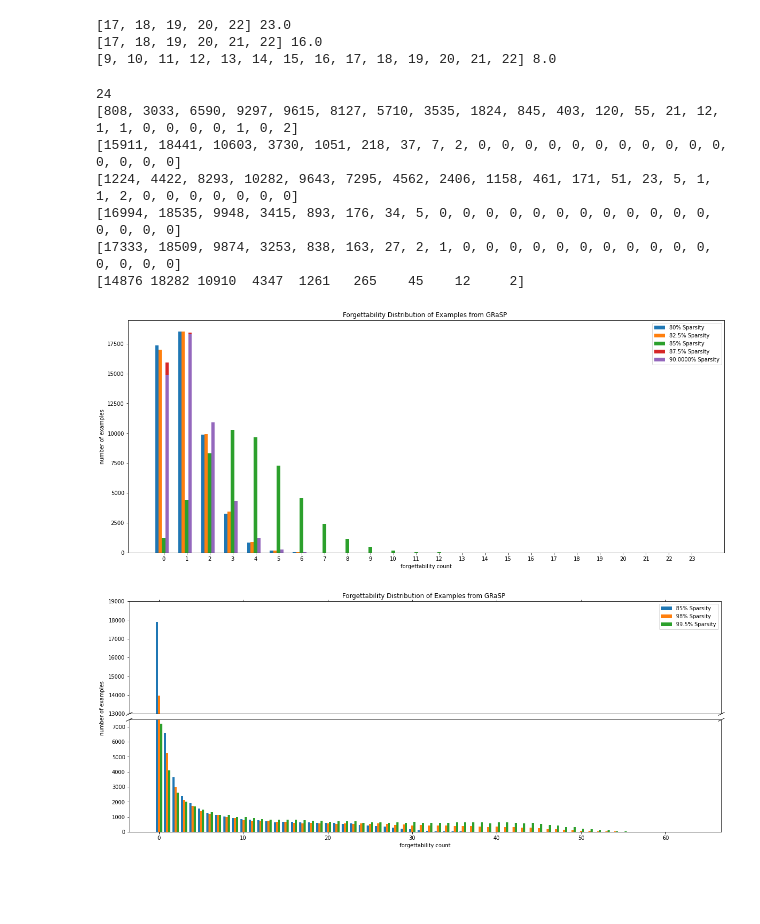
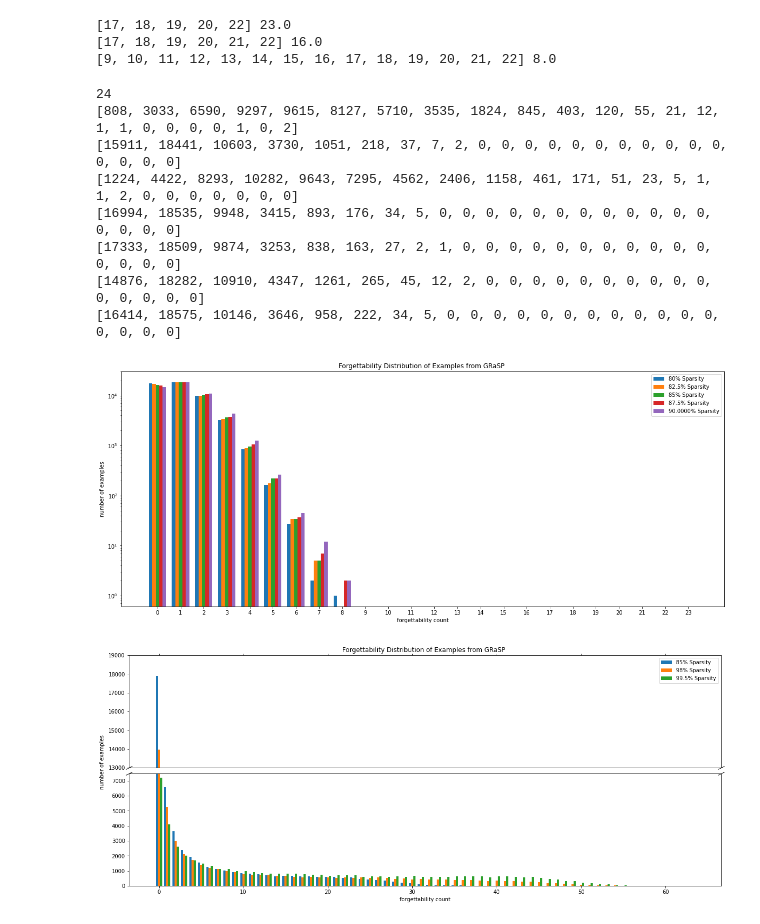
Before and after one commit to harshchobisa/capstone, a Jupyter notebook: sgm_analysis.ipynb, the cells around one changed output. Drawn from its saved outputs; the diff is of its cells as text; code cells hidden in the pictures; blank space fills up the shorter version.

```diff
--- a/sgm_analysis.ipynb
+++ b/sgm_analysis.ipynb
@@ -128,0 +124,3 @@ forgetting_counts_six, unique_six, counts_six = get_forgetting_counts(0.101)
+# %%
+forgetting_counts_six, unique_six, counts_six = get_forgetting_counts(0.101)
+forgetting_counts_seven, unique_seven, counts_seven = get_forgetting_counts(0.151)
@@ -192,6 +196,7 @@ print(counts_three)
 print(counts_four)
 print(counts_five)
 print(counts_six)
+print(counts_seven)
 # %% [output]
 24
 [808, 3033, 6590, 9297, 9615, 8127, 5710, 3535, 1824, 845, 403, 120, 55, 21, 12, 1, 1, 0, 0, 0, 0, 1, 0, 2]
@@ -199,7 +204,8 @@ print(counts_six)
 [1224, 4422, 8293, 10282, 9643, 7295, 4562, 2406, 1158, 461, 171, 51, 23, 5, 1, 1, 2, 0, 0, 0, 0, 0, 0, 0]
 [16994, 18535, 9948, 3415, 893, 176, 34, 5, 0, 0, 0, 0, 0, 0, 0, 0, 0, 0, 0, 0, 0, 0, 0, 0]
 [17333, 18509, 9874, 3253, 838, 163, 27, 2, 1, 0, 0, 0, 0, 0, 0, 0, 0, 0, 0, 0, 0, 0, 0, 0]
-[14876 18282 10910  4347  1261   265    45    12     2]
+[14876, 18282, 10910, 4347, 1261, 265, 45, 12, 2, 0, 0, 0, 0, 0, 0, 0, 0, 0, 0, 0, 0, 0, 0, 0]
+[16414, 18575, 10146, 3646, 958, 222, 34, 5, 0, 0, 0, 0, 0, 0, 0, 0, 0, 0, 0, 0, 0, 0, 0, 0]
 # %%
 from matplotlib.figure import Figure
 from matplotlib.ticker import MaxNLocator
@@ -210,39 +216,39 @@ plt.rcParams["figure.figsize"] = (20,8)
 
 width = 0.15
 
-# plt.yscale("log")
+plt.yscale("log")
 plt.bar(x_axis - width - width, counts_five, width=width, label = '80% Sparsity')
 plt.bar(x_axis - width, counts_four, width=width, label = '82.5% Sparsity')
-plt.bar(x_axis, counts_three, width=width, label = '85% Sparsity')
+plt.bar(x_axis, counts_seven, width=width, label = '85% Sparsity')
 plt.bar(x_axis + width, counts_two, width=width, label = '87.5% Sparsity')
 # plt.bar(x_axis + width + width, counts_one, width=width, label = '90% Sparsity')
-plt.bar(x_axis + width, counts_six, width=width, label = '90.0000% Sparsity')
+plt.bar(x_axis + width + width, counts_six, width=width, label = '90.0000% Sparsity')
 
 
 # plt.plot(x_axis, counts_five, label = '80% Sparsity')
 # plt.plot(x_axis, counts_four, label = '82.5% Sparsity')
 # plt.plot(x_axis, counts_three, label = '85% Sparsity')
 # # plt.bar(x_axis + width, counts_two, width=width, label = '87.5% Sparsity')
 # plt.plot(x_axis, counts_one, label = '90% Sparsity')
 
 
 # plt.xticks(x_axis.astype(int), unique_one)
 # plt.gca().xaxis.set_major_locator(MaxNLocator(integer=True))
 
 new_list = range(math.floor(min(unique_one)), math.ceil(max(unique_one))+1)
 plt.xticks(new_list)
 
 plt.legend()
 
 plt.xlabel('forgettability count')
 plt.ylabel('number of examples')
 plt.title('Forgettability Distribution of Examples from GRaSP ')
 plt.savefig("sgm.jpeg")
 
 
 plt.show()
 # %% [output]
-[figure, old version]
+[figure, new version]
 # %%
 import numpy as np
 import matplotlib.pyplot as plt
```
Also changed, not shown: parts of 3 cells of this notebook, 2 other files.
